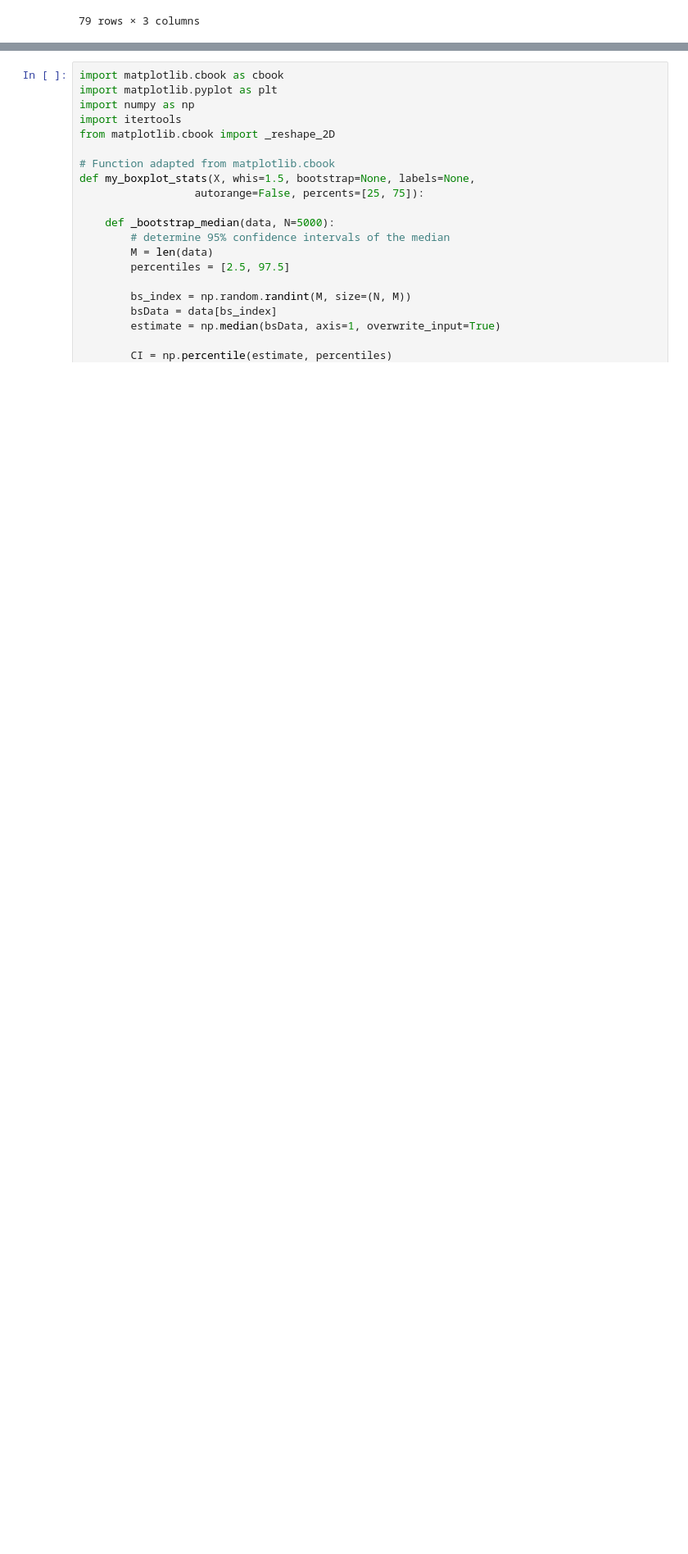
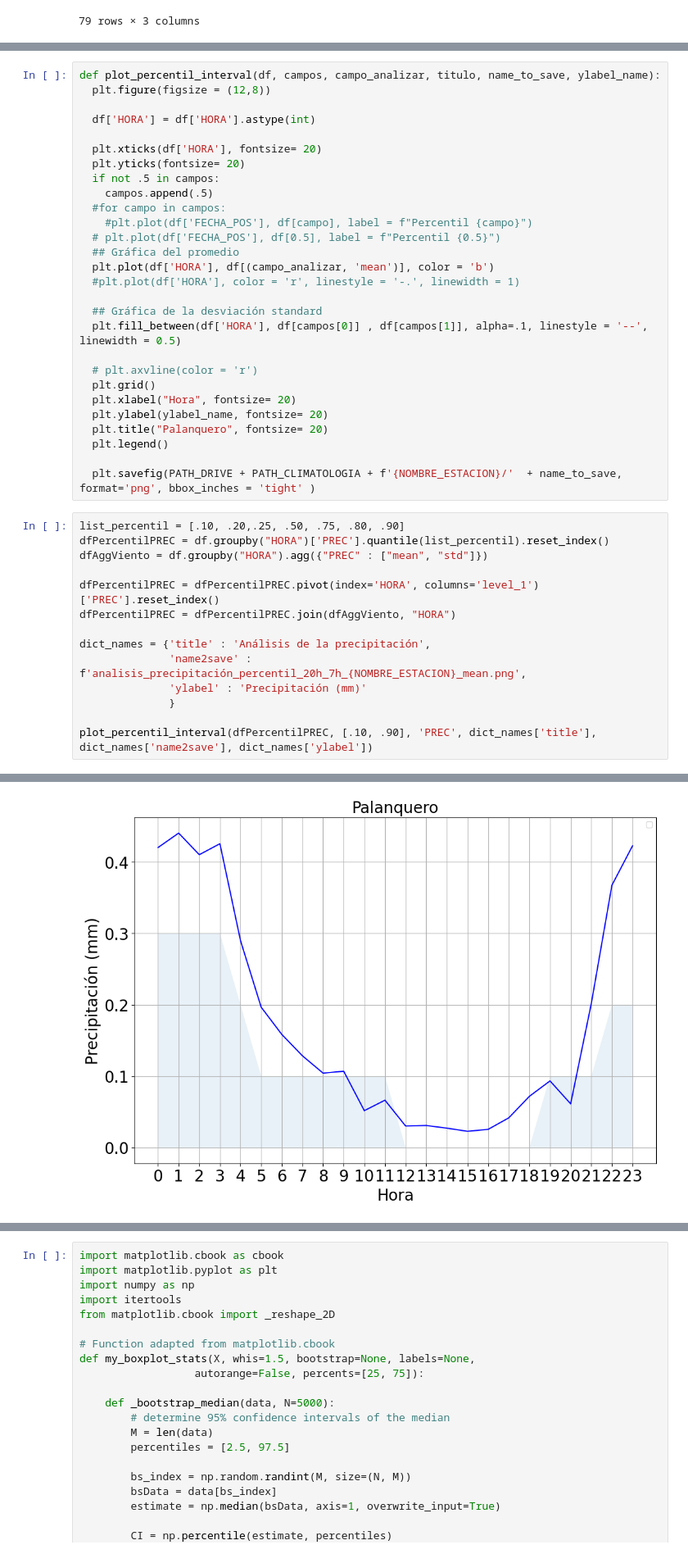
Before and after one commit to chris051091/Tesis_Maestr-a, a Jupyter notebook: climatologia/src/palanquero/Climatologia_Precipitación_Palanquero.ipynb, the cells around one changed output, grey strips where cells are left out. Shown at 82% size. Saved outputs shown, nothing was run; the diff lists cells and outputs as text; blank space fills up the shorter version.

```diff
--- a/climatologia/src/palanquero/Climatologia_Precipitación_Palanquero.ipynb
+++ b/climatologia/src/palanquero/Climatologia_Precipitación_Palanquero.ipynb
@@ -169,0 +167,43 @@ plot_per_month(dfmes, f'{NOMBRE_ESTACION.capitalize()}', f'climatologia_{VARIABL
+# %%
+def plot_percentil_interval(df, campos, campo_analizar, titulo, name_to_save, ylabel_name):
+  plt.figure(figsize = (12,8))
+
+  df['HORA'] = df['HORA'].astype(int)
+
+  plt.xticks(df['HORA'], fontsize= 20)
+  plt.yticks(fontsize= 20)
+  if not .5 in campos:
+    campos.append(.5)
+  #for campo in campos:
+    #plt.plot(df['FECHA_POS'], df[campo], label = f"Percentil {campo}")
+  # plt.plot(df['FECHA_POS'], df[0.5], label = f"Percentil {0.5}")
+  ## Gráfica del promedio
+  plt.plot(df['HORA'], df[(campo_analizar, 'mean')], color = 'b')
+  #plt.plot(df['HORA'], color = 'r', linestyle = '-.', linewidth = 1)
+
+  ## Gráfica de la desviación standard
+  plt.fill_between(df['HORA'], df[campos[0]] , df[campos[1]], alpha=.1, linestyle = '--', linewidth = 0.5)
+
+  # plt.axvline(color = 'r')
+  plt.grid()
+  plt.xlabel("Hora", fontsize= 20)
+  plt.ylabel(ylabel_name, fontsize= 20)
+  plt.title("Palanquero", fontsize= 20)
+  plt.legend()
+
+  plt.savefig(PATH_DRIVE + PATH_CLIMATOLOGIA + f'{NOMBRE_ESTACION}/'  + name_to_save, format='png', bbox_inches = 'tight' )
+# %%
+list_percentil = [.10, .20,.25, .50, .75, .80, .90]
+dfPercentilPREC = df.groupby("HORA")['PREC'].quantile(list_percentil).reset_index()
+dfAggViento = df.groupby("HORA").agg({"PREC" : ["mean", "std"]})
+
+dfPercentilPREC = dfPercentilPREC.pivot(index='HORA', columns='level_1')['PREC'].reset_index()
+dfPercentilPREC = dfPercentilPREC.join(dfAggViento, "HORA")
+
+dict_names = {'title' : 'Análisis de la precipitación',
+              'name2save' : f'analisis_precipitación_percentil_20h_7h_{NOMBRE_ESTACION}_mean.png',
+              'ylabel' : 'Precipitación (mm)'
+              }
+
+plot_percentil_interval(dfPercentilPREC, [.10, .90], 'PREC', dict_names['title'], dict_names['name2save'], dict_names['ylabel'])
+# %% [output]
@@ -169,0 +211 @@ plot_per_month(dfmes, f'{NOMBRE_ESTACION.capitalize()}', f'climatologia_{VARIABL
+[figure, added]
```
Also changed, not shown: parts of 17 cells of this notebook.
